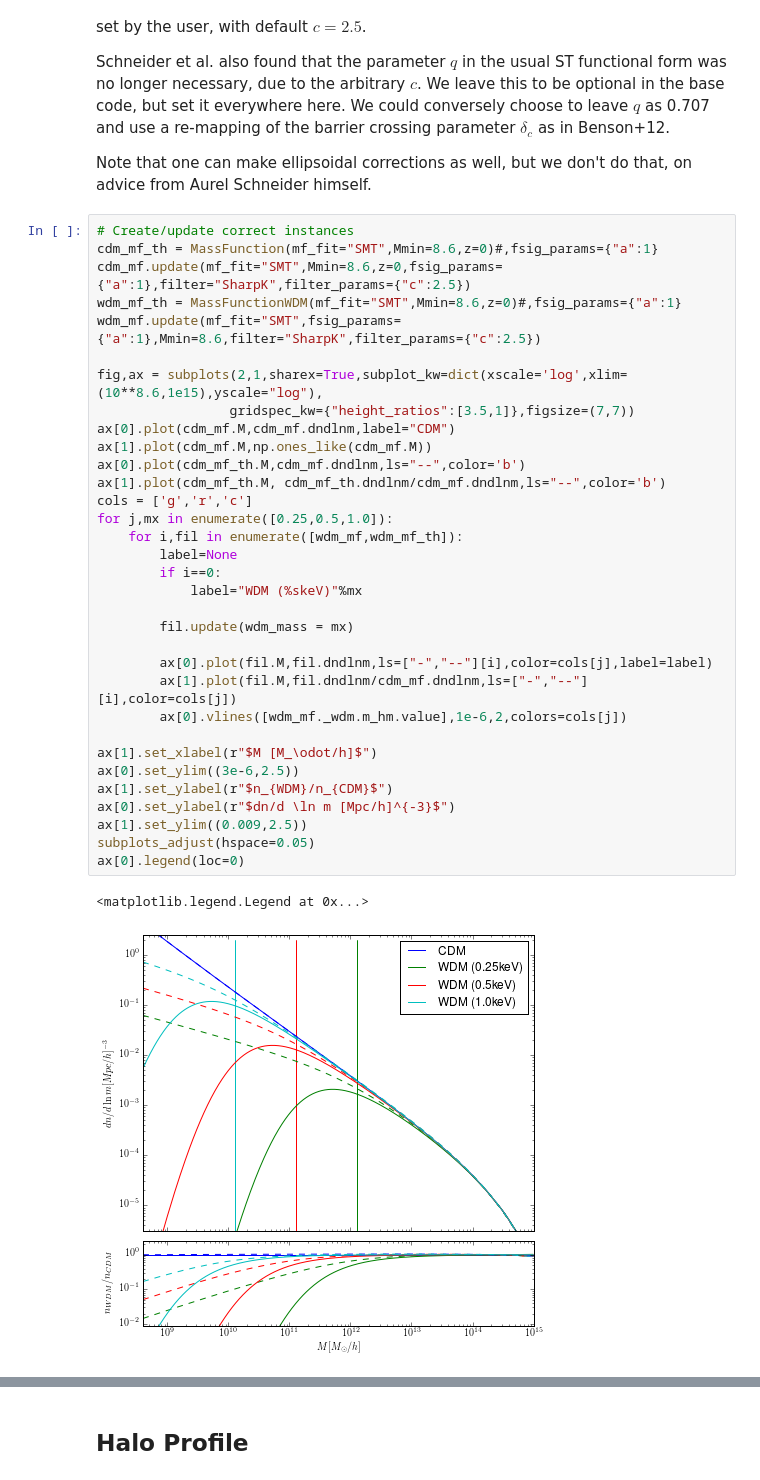
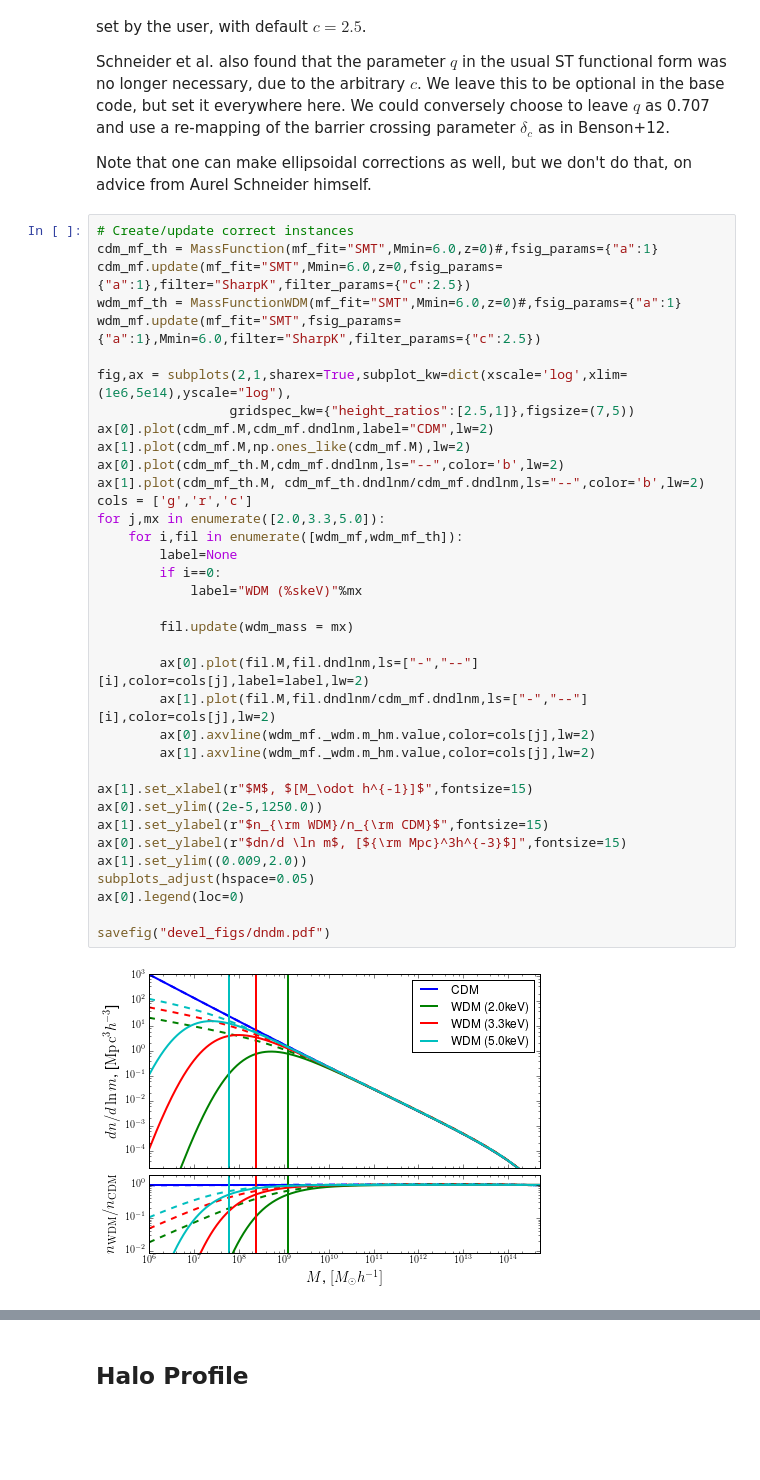
Before and after one commit to steven-murray/WDM_devel, a Jupyter notebook: Development of WDM.ipynb, the cells around one changed output, grey strips where cells are left out. Cells and saved outputs as stored; diff of their text form; blank space fills up the shorter version.

```diff
--- a/Development of WDM.ipynb
+++ b/Development of WDM.ipynb
@@ -162,40 +167,42 @@ Schneider et al. also found that the parameter $q$ in the usual ST functional fo
 Note that one can make ellipsoidal corrections as well, but we don't do that, on advice from Aurel Schneider himself.
 # %%
 # Create/update correct instances
-cdm_mf_th = MassFunction(mf_fit="SMT",Mmin=8.6,z=0)#,fsig_params={"a":1}
-cdm_mf.update(mf_fit="SMT",Mmin=8.6,z=0,fsig_params={"a":1},filter="SharpK",filter_params={"c":2.5})
-wdm_mf_th = MassFunctionWDM(mf_fit="SMT",Mmin=8.6,z=0)#,fsig_params={"a":1}
-wdm_mf.update(mf_fit="SMT",fsig_params={"a":1},Mmin=8.6,filter="SharpK",filter_params={"c":2.5})
+cdm_mf_th = MassFunction(mf_fit="SMT",Mmin=6.0,z=0)#,fsig_params={"a":1}
+cdm_mf.update(mf_fit="SMT",Mmin=6.0,z=0,fsig_params={"a":1},filter="SharpK",filter_params={"c":2.5})
+wdm_mf_th = MassFunctionWDM(mf_fit="SMT",Mmin=6.0,z=0)#,fsig_params={"a":1}
+wdm_mf.update(mf_fit="SMT",fsig_params={"a":1},Mmin=6.0,filter="SharpK",filter_params={"c":2.5})
 
-fig,ax = subplots(2,1,sharex=True,subplot_kw=dict(xscale='log',xlim=(10**8.6,1e15),yscale="log"),
-                 gridspec_kw={"height_ratios":[3.5,1]},figsize=(7,7))
-ax[0].plot(cdm_mf.M,cdm_mf.dndlnm,label="CDM")
-ax[1].plot(cdm_mf.M,np.ones_like(cdm_mf.M))
-ax[0].plot(cdm_mf_th.M,cdm_mf.dndlnm,ls="--",color='b')
-ax[1].plot(cdm_mf_th.M, cdm_mf_th.dndlnm/cdm_mf.dndlnm,ls="--",color='b')
+fig,ax = subplots(2,1,sharex=True,subplot_kw=dict(xscale='log',xlim=(1e6,5e14),yscale="log"),
+                 gridspec_kw={"height_ratios":[2.5,1]},figsize=(7,5))
+ax[0].plot(cdm_mf.M,cdm_mf.dndlnm,label="CDM",lw=2)
+ax[1].plot(cdm_mf.M,np.ones_like(cdm_mf.M),lw=2)
+ax[0].plot(cdm_mf_th.M,cdm_mf.dndlnm,ls="--",color='b',lw=2)
+ax[1].plot(cdm_mf_th.M, cdm_mf_th.dndlnm/cdm_mf.dndlnm,ls="--",color='b',lw=2)
 cols = ['g','r','c']
-for j,mx in enumerate([0.25,0.5,1.0]):
+for j,mx in enumerate([2.0,3.3,5.0]):
     for i,fil in enumerate([wdm_mf,wdm_mf_th]):
         label=None
         if i==0:
             label="WDM (%skeV)"%mx
 
         fil.update(wdm_mass = mx)
 
-        ax[0].plot(fil.M,fil.dndlnm,ls=["-","--"][i],color=cols[j],label=label)
-        ax[1].plot(fil.M,fil.dndlnm/cdm_mf.dndlnm,ls=["-","--"][i],color=cols[j])
-        ax[0].vlines([wdm_mf._wdm.m_hm.value],1e-6,2,colors=cols[j])
+        ax[0].plot(fil.M,fil.dndlnm,ls=["-","--"][i],color=cols[j],label=label,lw=2)
+        ax[1].plot(fil.M,fil.dndlnm/cdm_mf.dndlnm,ls=["-","--"][i],color=cols[j],lw=2)
+        ax[0].axvline(wdm_mf._wdm.m_hm.value,color=cols[j],lw=2)
+        ax[1].axvline(wdm_mf._wdm.m_hm.value,color=cols[j],lw=2)
 
-ax[1].set_xlabel(r"$M [M_\odot/h]$")
-ax[0].set_ylim((3e-6,2.5))
-ax[1].set_ylabel(r"$n_{WDM}/n_{CDM}$")
-ax[0].set_ylabel(r"$dn/d \ln m [Mpc/h]^{-3}$")
-ax[1].set_ylim((0.009,2.5))
+ax[1].set_xlabel(r"$M$, $[M_\odot h^{-1}]$",fontsize=15)
+ax[0].set_ylim((2e-5,1250.0))
+ax[1].set_ylabel(r"$n_{\rm WDM}/n_{\rm CDM}$",fontsize=15)
+ax[0].set_ylabel(r"$dn/d \ln m$, [${\rm Mpc}^3h^{-3}$]",fontsize=15)
+ax[1].set_ylim((0.009,2.0))
 subplots_adjust(hspace=0.05)
 ax[0].legend(loc=0)
+
+savefig("devel_figs/dndm.pdf")
 # %% [output]
-<matplotlib.legend.Legend at 0x...>
-[figure, old version]
+[figure, new version]
 # %% [markdown]
 Note that in this plot, the top-hat curves (dashed) have $q=0.707$, while the sharp-$k$ curves (solid) have $q=1$. This gives an excellent fit at high mass, and correct behaviour at low mass.
 
```
Also changed, not shown: parts of 5 cells of this notebook, 24 other files.
